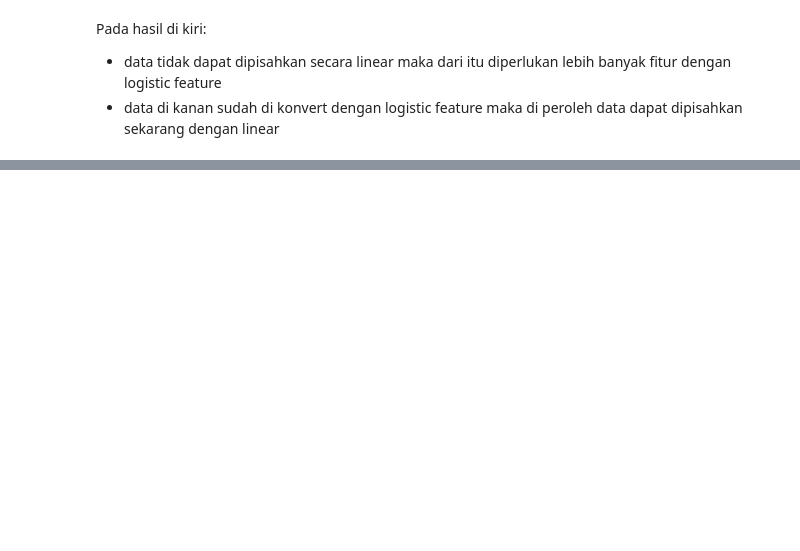
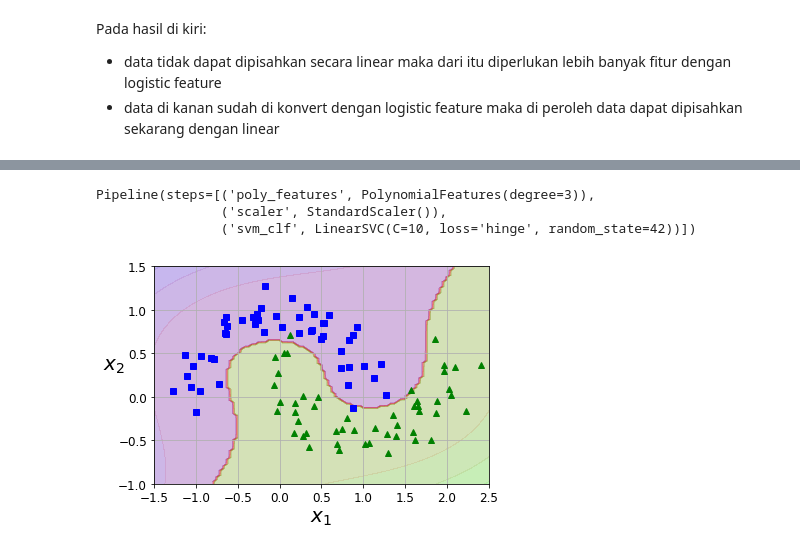
Before and after one commit to TeguhPermana666/Excercise-SVM, a Jupyter notebook: Nonlinear.ipynb, the cells around one changed output, grey strips where cells are left out. Drawn from its saved outputs; the diff is of its cells as text; code cells hidden in the pictures; blank space fills up the shorter version.

Commit message:
[ Nonlinear Plot ]

```diff
--- a/Nonlinear.ipynb
+++ b/Nonlinear.ipynb
@@ -92,0 +93,31 @@ plot_dataset(X,y,axes=[-1.5, 2.5, -1, 1.5])
+# %%
+from sklearn.pipeline import Pipeline
+from sklearn.preprocessing import PolynomialFeatures
+from sklearn.preprocessing  import StandardScaler
+from sklearn.svm import LinearSVC
+polynomial_svm_clf = Pipeline([
+    ("poly_features",PolynomialFeatures(degree=3)),
+    ("scaler",StandardScaler()),
+    ("svm_clf",LinearSVC(C=10,loss='hinge',random_state = 42))
+])
+polynomial_svm_clf.fit(X,y)
+# %% [output]
+Pipeline(steps=[('poly_features', PolynomialFeatures(degree=3)),
+                ('scaler', StandardScaler()),
+                ('svm_clf', LinearSVC(C=10, loss='hinge', random_state=42))])
+# %%
+def plot_prediction(clf, axes):
+    x0s = np.linspace(axes[0],axes[1],100)
+    x1s = np.linspace(axes[2],axes[3],100)
+    x0,x1 = np.meshgrid(x0s,x1s)
+    X_plot = np.c_[x0.ravel(),x1.ravel()]
+    y_pred = clf.predict(X_plot).reshape(x0.shape)
+    y_decision = clf.decision_function(X_plot).reshape(x0.shape)
+    plt.contourf(x0, x1, y_pred, cmap=plt.cm.brg, alpha=0.2)
+    plt.contourf(x0,x1,y_decision,cmap=plt.cm.brg,alpha=0.1)
+    # return y_pred,y_decision
+plot_prediction(polynomial_svm_clf,axes=[-1.5, 2.5, -1, 1.5])
+plot_dataset(X,y,axes=[-1.5, 2.5, -1, 1.5])
+plt.show()
+# %% [output]
+[figure, added]
```
Also changed, not shown: parts of 2 cells of this notebook, 1 other file.
